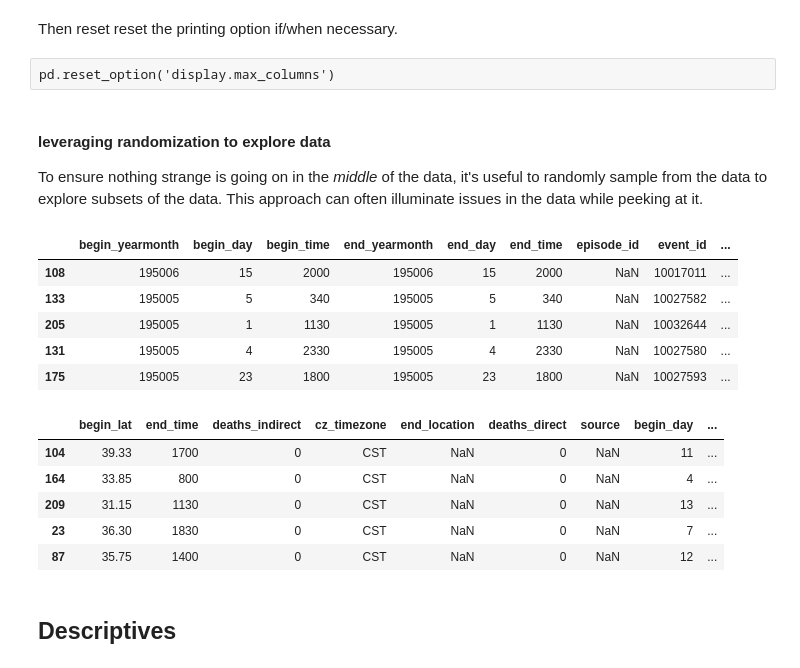
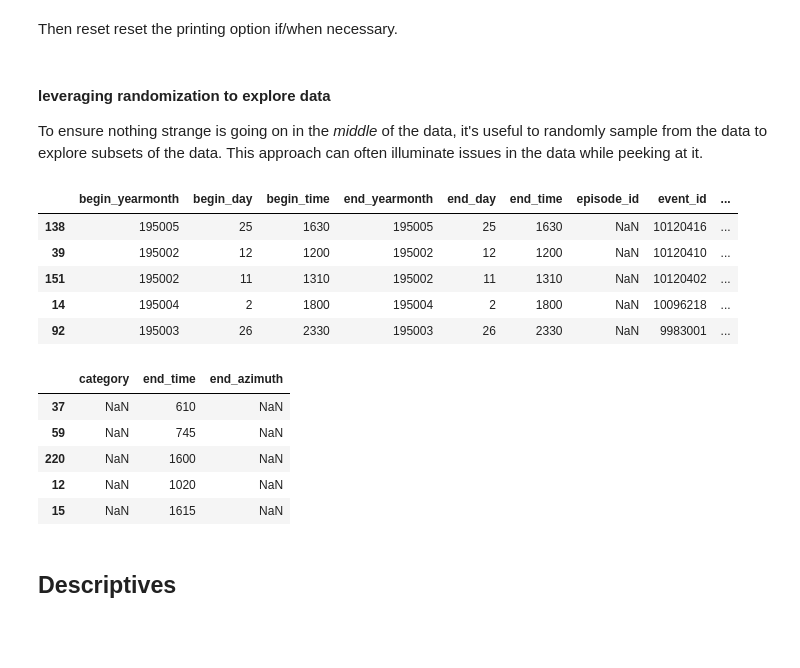
Before and after one commit to edunford/ppol564-old, a Jupyter notebook: lectures/lecture_08/Lecture_08-data-wrangling-with-pandas_part01.ipynb, the cells around one changed output. Cells and saved outputs as stored; diff of their text form; code cells hidden in the pictures; blank space fills up the shorter version.

```diff
--- a/lectures/lecture_08/Lecture_08-data-wrangling-with-pandas_part01.ipynb
+++ b/lectures/lecture_08/Lecture_08-data-wrangling-with-pandas_part01.ipynb
@@ -811,8 +816,8 @@ storm.tail(3)
 | 222 | 195012 | 2 | 1730 | 195012 | 2 | 1730 | NaN | 10009720 | ... |
 # %% [markdown]
 Then reset reset the printing option if/when necessary.
-# %% [raw]
-pd.reset_option('display.max_columns')
+# %%
+pd.reset_option('display.max_columns')
 # %% [markdown]
 #### leveraging randomization to explore data
 
@@ -821,21 +826,21 @@ To ensure nothing strange is going on in the _middle_ of the data, it's useful t
 storm.sample(5)
 # %% [output]
 |  | begin_yearmonth | begin_day | begin_time | end_yearmonth | end_day | end_time | episode_id | event_id | ... |
-| 108 | 195006 | 15 | 2000 | 195006 | 15 | 2000 | NaN | 10017011 | ... |
-| 133 | 195005 | 5 | 340 | 195005 | 5 | 340 | NaN | 10027582 | ... |
-| 205 | 195005 | 1 | 1130 | 195005 | 1 | 1130 | NaN | 10032644 | ... |
-| 131 | 195005 | 4 | 2330 | 195005 | 4 | 2330 | NaN | 10027580 | ... |
-| 175 | 195005 | 23 | 1800 | 195005 | 23 | 1800 | NaN | 10027593 | ... |
+| 138 | 195005 | 25 | 1630 | 195005 | 25 | 1630 | NaN | 10120416 | ... |
+| 39 | 195002 | 12 | 1200 | 195002 | 12 | 1200 | NaN | 10120410 | ... |
+| 151 | 195002 | 11 | 1310 | 195002 | 11 | 1310 | NaN | 10120402 | ... |
+| 14 | 195004 | 2 | 1800 | 195004 | 2 | 1800 | NaN | 10096218 | ... |
+| 92 | 195003 | 26 | 2330 | 195003 | 26 | 2330 | NaN | 9983001 | ... |
 # %%
 # Randomly sample rows then randomly sample variables
-storm.sample(5,axis=0).sample(10,axis=1)
+storm.sample(5,axis=0).sample(3,axis=1)
 # %% [output]
-|  | begin_lat | end_time | deaths_indirect | cz_timezone | end_location | deaths_direct | source | begin_day | ... |
-| 104 | 39.33 | 1700 | 0 | CST | NaN | 0 | NaN | 11 | ... |
-| 164 | 33.85 | 800 | 0 | CST | NaN | 0 | NaN | 4 | ... |
-| 209 | 31.15 | 1130 | 0 | CST | NaN | 0 | NaN | 13 | ... |
-| 23 | 36.30 | 1830 | 0 | CST | NaN | 0 | NaN | 7 | ... |
-| 87 | 35.75 | 1400 | 0 | CST | NaN | 0 | NaN | 12 | ... |
+|  | category | end_time | end_azimuth |
+| 37 | NaN | 610 | NaN |
+| 59 | NaN | 745 | NaN |
+| 220 | NaN | 1600 | NaN |
+| 12 | NaN | 1020 | NaN |
+| 15 | NaN | 1615 | NaN |
 # %% [markdown]
 ## Descriptives
 # %% [markdown]
```
Also changed, not shown: parts of 11 cells of this notebook, 2 other files.
